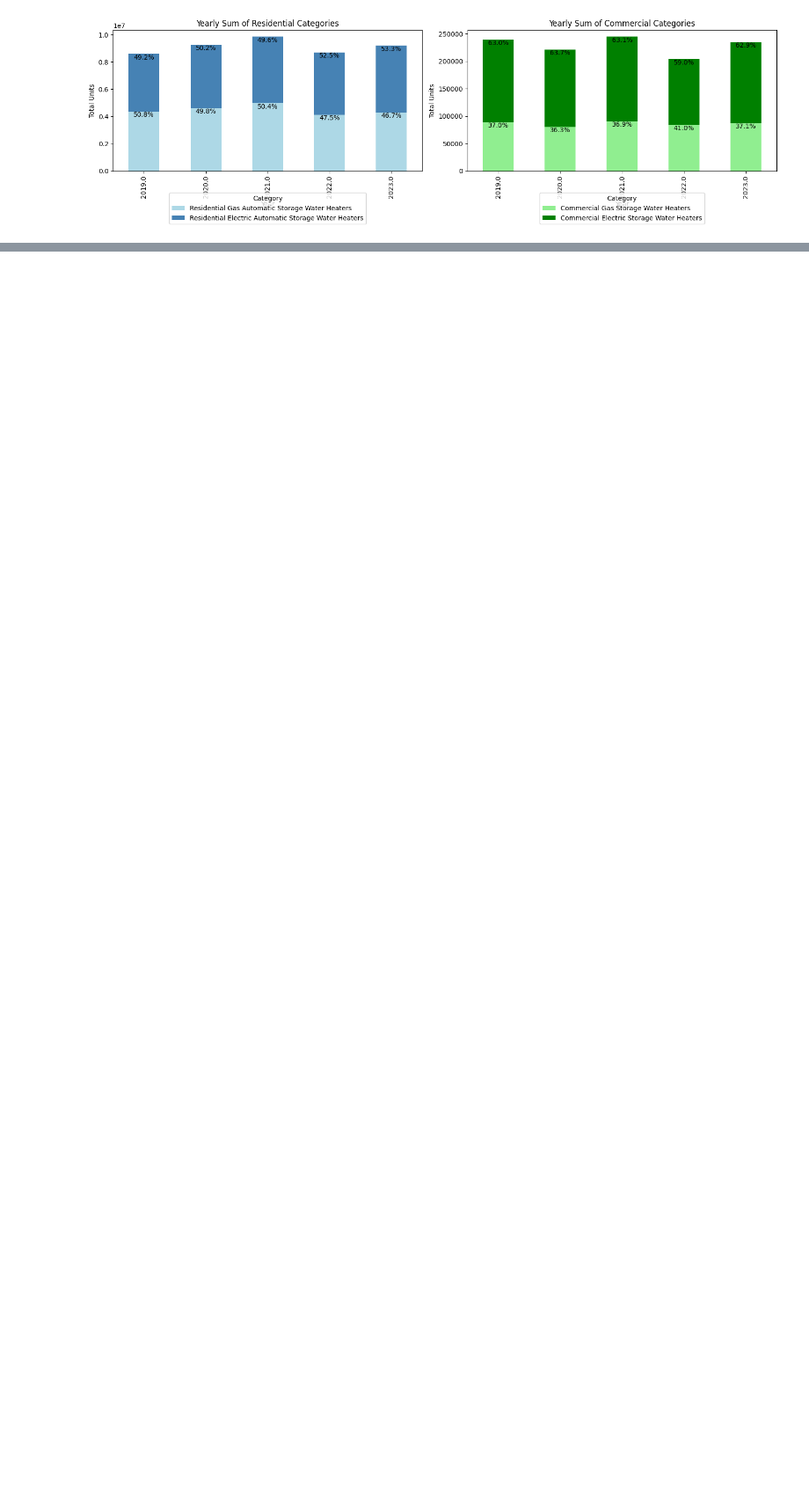
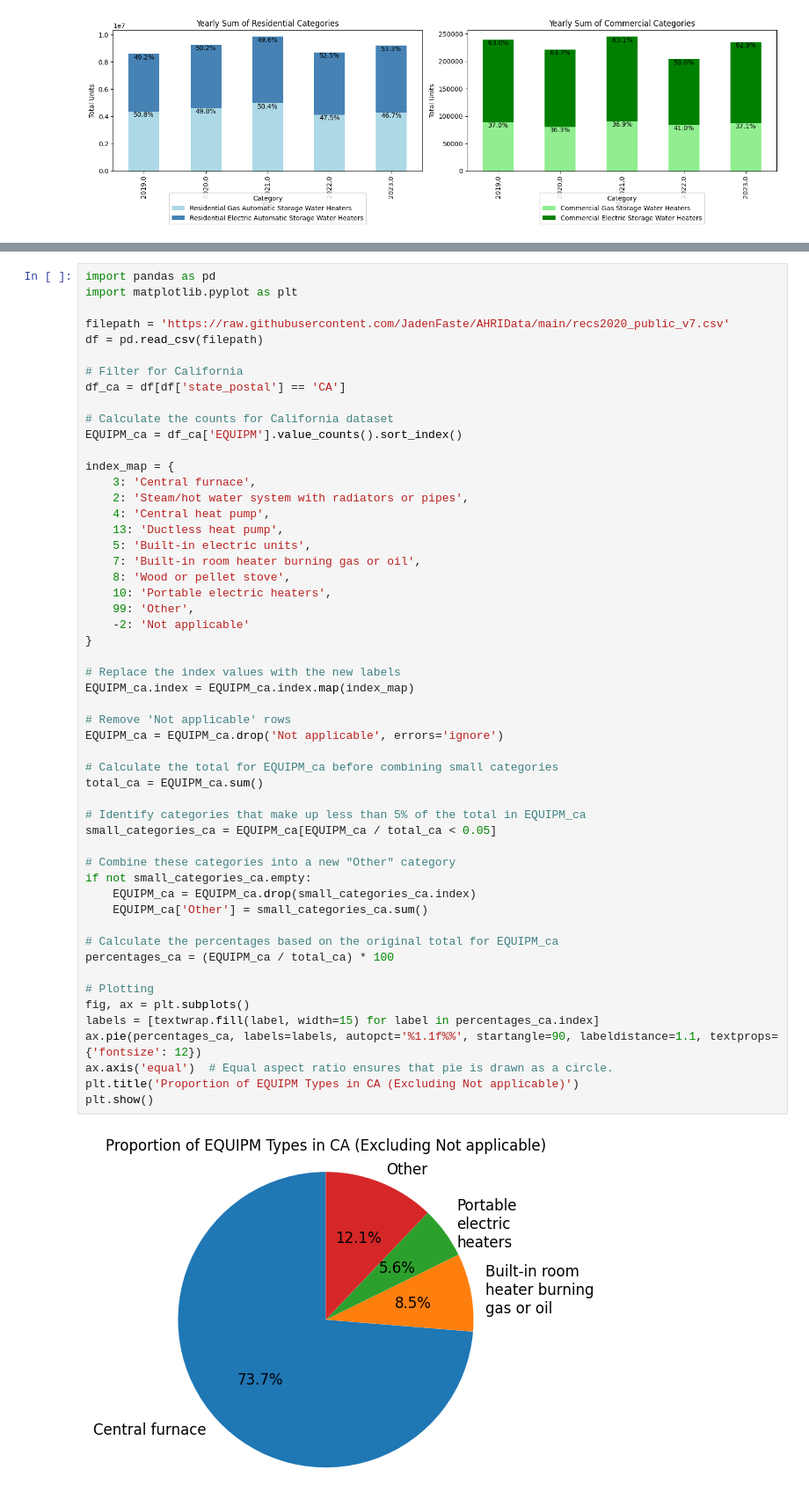
Before and after one commit to JadenFaste/AHRIData, a Jupyter notebook: AHRIAnalysis_V02.ipynb, the cells around one changed output, grey strips where cells are left out. Shown at 88% size. Drawn from its saved outputs; the diff is of its cells as text; blank space fills up the shorter version.

```diff
--- a/AHRIAnalysis_V02.ipynb
+++ b/AHRIAnalysis_V02.ipynb
@@ -618,0 +631,55 @@ Text(0, 0.5, '')
+# %%
+import pandas as pd
+import matplotlib.pyplot as plt
+
+filepath = 'https://raw.githubusercontent.com/JadenFaste/AHRIData/main/recs2020_public_v7.csv'
+df = pd.read_csv(filepath)
+
+# Filter for California
+df_ca = df[df['state_postal'] == 'CA']
+
+# Calculate the counts for California dataset
+EQUIPM_ca = df_ca['EQUIPM'].value_counts().sort_index()
+
+index_map = {
+    3: 'Central furnace',
+    2: 'Steam/hot water system with radiators or pipes',
+    4: 'Central heat pump',
+    13: 'Ductless heat pump',
+    5: 'Built-in electric units',
+    7: 'Built-in room heater burning gas or oil',
+    8: 'Wood or pellet stove',
+    10: 'Portable electric heaters',
+    99: 'Other',
+    -2: 'Not applicable'
+}
+
+# Replace the index values with the new labels
+EQUIPM_ca.index = EQUIPM_ca.index.map(index_map)
+
+# Remove 'Not applicable' rows
+EQUIPM_ca = EQUIPM_ca.drop('Not applicable', errors='ignore')
+
+# Calculate the total for EQUIPM_ca before combining small categories
+total_ca = EQUIPM_ca.sum()
+
+# Identify categories that make up less than 5% of the total in EQUIPM_ca
+small_categories_ca = EQUIPM_ca[EQUIPM_ca / total_ca < 0.05]
+
+# Combine these categories into a new "Other" category
+if not small_categories_ca.empty:
+    EQUIPM_ca = EQUIPM_ca.drop(small_categories_ca.index)
+    EQUIPM_ca['Other'] = small_categories_ca.sum()
+
+# Calculate the percentages based on the original total for EQUIPM_ca
+percentages_ca = (EQUIPM_ca / total_ca) * 100
+
+# Plotting
+fig, ax = plt.subplots()
+labels = [textwrap.fill(label, width=15) for label in percentages_ca.index]
+ax.pie(percentages_ca, labels=labels, autopct='%1.1f%%', startangle=90, labeldistance=1.1, textprops={'fontsize': 12})
+ax.axis('equal')  # Equal aspect ratio ensures that pie is drawn as a circle.
+plt.title('Proportion of EQUIPM Types in CA (Excluding Not applicable)')
+plt.show()
+# %% [output]
+[figure, added]
```
Also changed, not shown: parts of 7 cells of this notebook.
